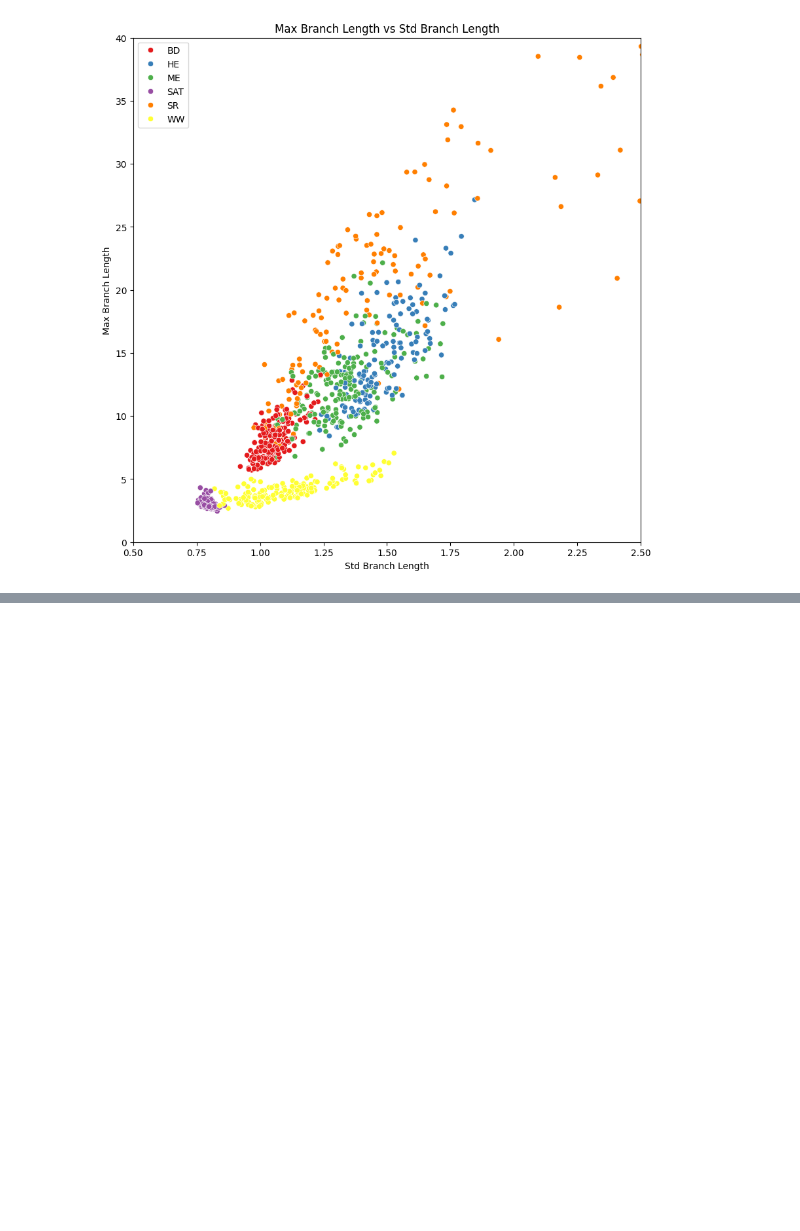
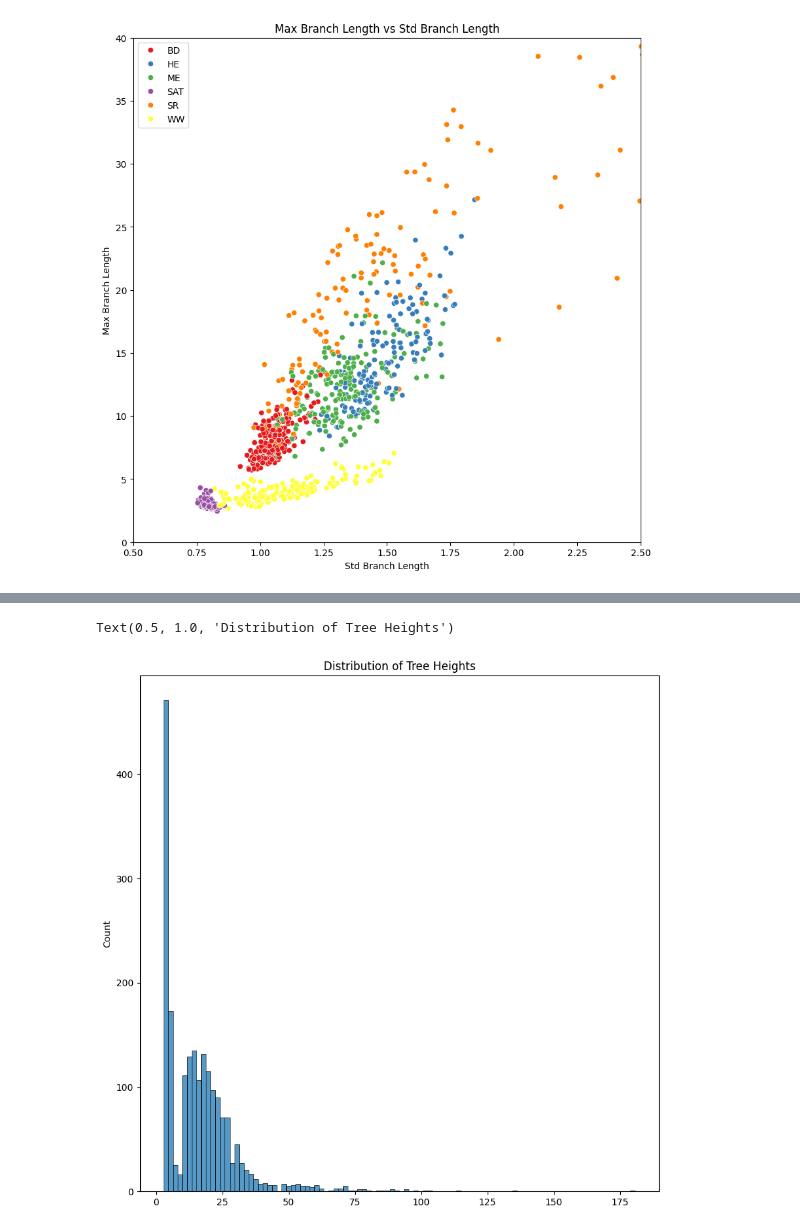
Before and after one commit to Pabloo22/phylo_gnn, a Jupyter notebook: notebooks/rescale_factor_analysis.ipynb, the cells around one changed output, grey strips where cells are left out. Cells and saved outputs as stored; diff of their text form; code cells hidden in the pictures; blank space fills up the shorter version.

```diff
--- a/notebooks/rescale_factor_analysis.ipynb
+++ b/notebooks/rescale_factor_analysis.ipynb
@@ -75,5 +68,13 @@ grouped_df
 | 3 | 0.999688 | 0.000322 | 0.996298 | 1.0 | 10000 |
 | 4 | 0.975819 | 0.035138 | 0.538054 | 1.0 | 10000 |
 | 5 | 0.999677 | 0.000400 | 0.993599 | 1.0 | 10000 |
+# %%
+def get_height(tree: VectorTree):
+    return np.max(tree.distance_to_root)
+
+
+tree_heights = np.array(
+    [get_height(tree) for tree in tqdm.tqdm(vector_trees)],
+)
 # %%
 min_branch_lengths = np.array(
@@ -185,0 +328,12 @@ plt.show()
+# %%
+# plot tree heights distributions
+plt.figure(figsize=(10, 10))
+sns.histplot(
+    data=tree_heights,
+    bins=100,
+    label="Tree Heights",
+)
+plt.title("Distribution of Tree Heights")
+# %% [output]
+Text(0.5, 1.0, 'Distribution of Tree Heights')
+[figure, added]
```
Also changed, not shown: parts of 15 cells of this notebook.
